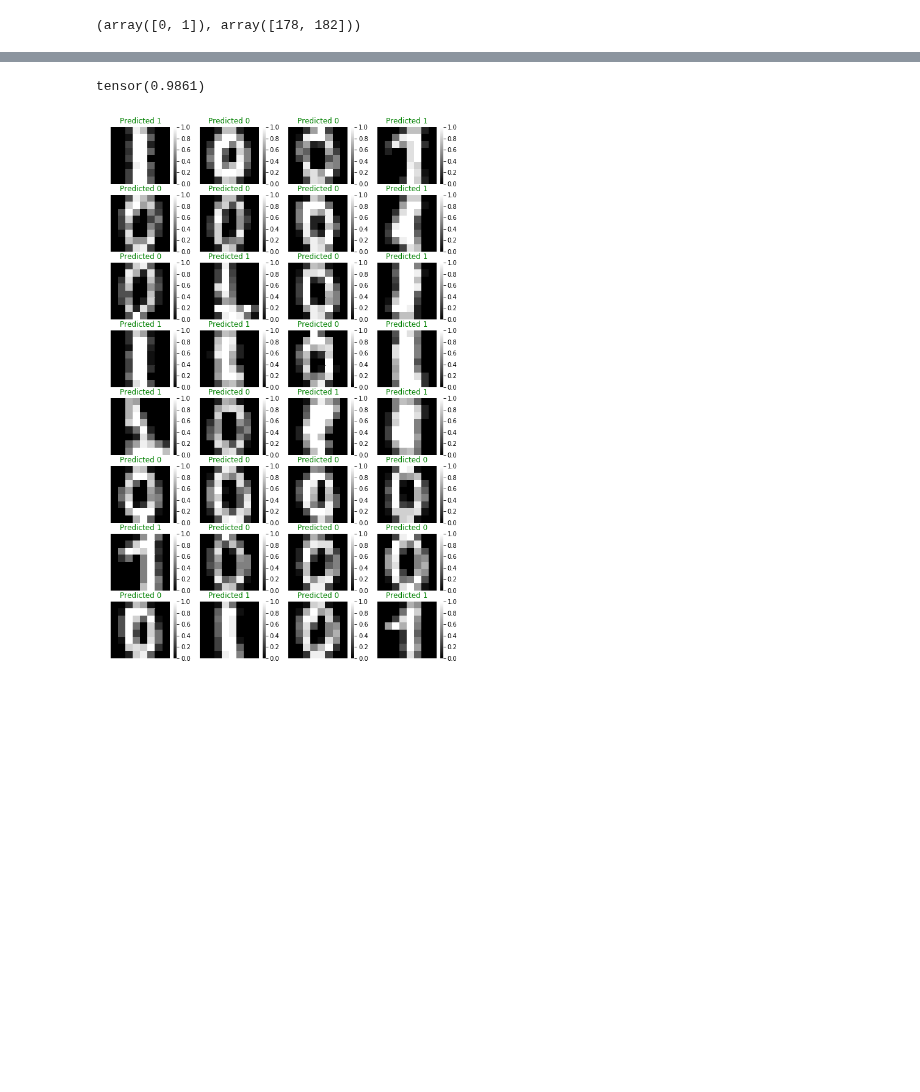
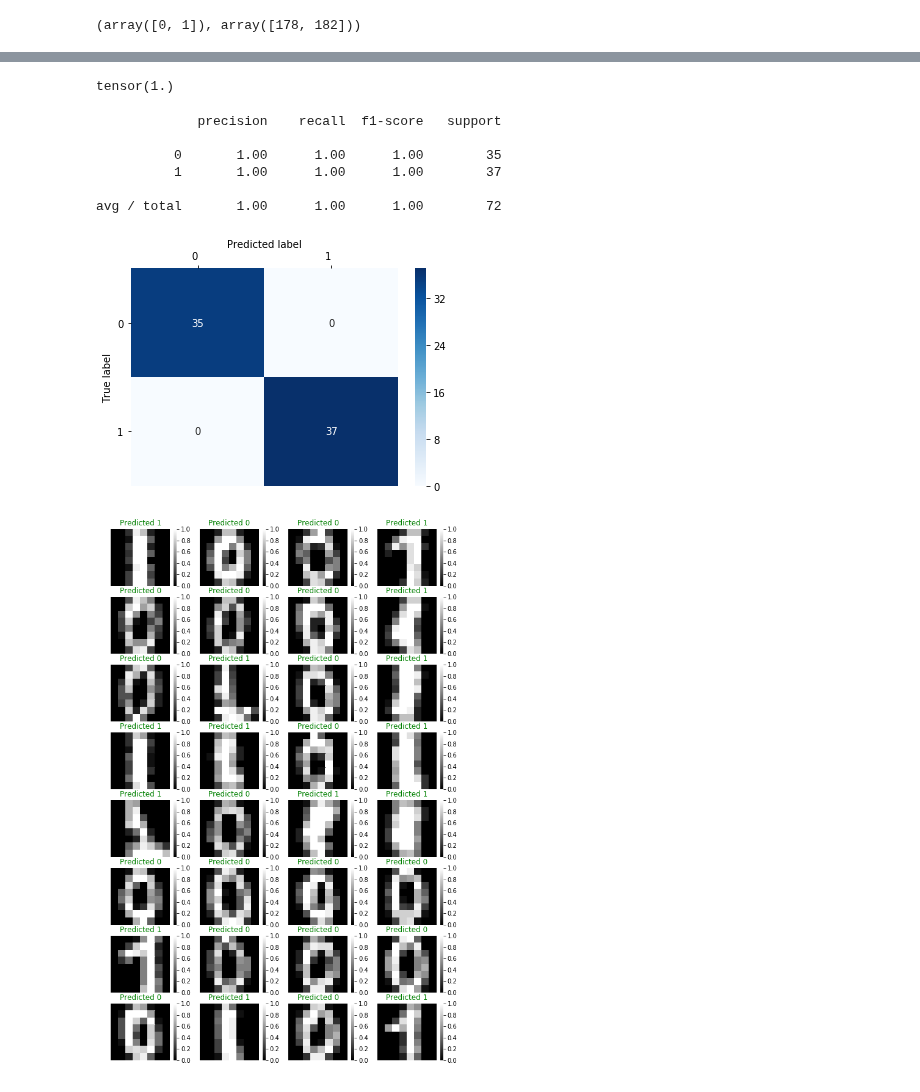
Before and after one commit to AnthonyDickson/summer-bursary-2018, a Jupyter notebook: Experiments-Binary_Classification.ipynb, the cells around one changed output, grey strips where cells are left out. Drawn from its saved outputs; the diff is of its cells as text; code cells hidden in the pictures; blank space fills up the shorter version.

```diff
--- a/Experiments-Binary_Classification.ipynb
+++ b/Experiments-Binary_Classification.ipynb
@@ -72,10 +72,35 @@ Wall time: 11 s
 # %%
 y_pred = clf.predict(X_test)
-# %%
-test_accuracy = 1 - torch.mean(torch.abs(y_pred - torch.tensor(y_test, dtype=torch.float64)))
-test_accuracy
-# %% [output]
-tensor(0.9861)
+# %%
+clf.score(X_test, y_test)
+# %% [output]
+tensor(1.)
+# %%
+from sklearn.metrics import classification_report, confusion_matrix
+
+y_pred = clf.predict(X_test)
+
+print(classification_report(y_test, y_pred))
+# %% [output]
+             precision    recall  f1-score   support
+
+          0       1.00      1.00      1.00        35
+          1       1.00      1.00      1.00        37
+
+avg / total       1.00      1.00      1.00        72
+# %%
+cm = sns.heatmap(confusion_matrix(y_test, y_pred), annot=True, cmap='Blues')
+
+cm.yaxis.set_ticklabels(cm.yaxis.get_ticklabels(), rotation=0, ha='right')
+cm.xaxis.set_ticklabels(cm.xaxis.get_ticklabels(), rotation=0, ha='right')
+cm.xaxis.tick_top()
+cm.xaxis.set_label_position('top')
+
+plt.ylabel('True label')
+plt.xlabel('Predicted label')
+plt.show()
+# %% [output]
+[figure, added]
 # %%
 n_rows = 8
 n_cols = 4
```
Also changed, not shown: parts of 3 cells of this notebook, 2 other files.
